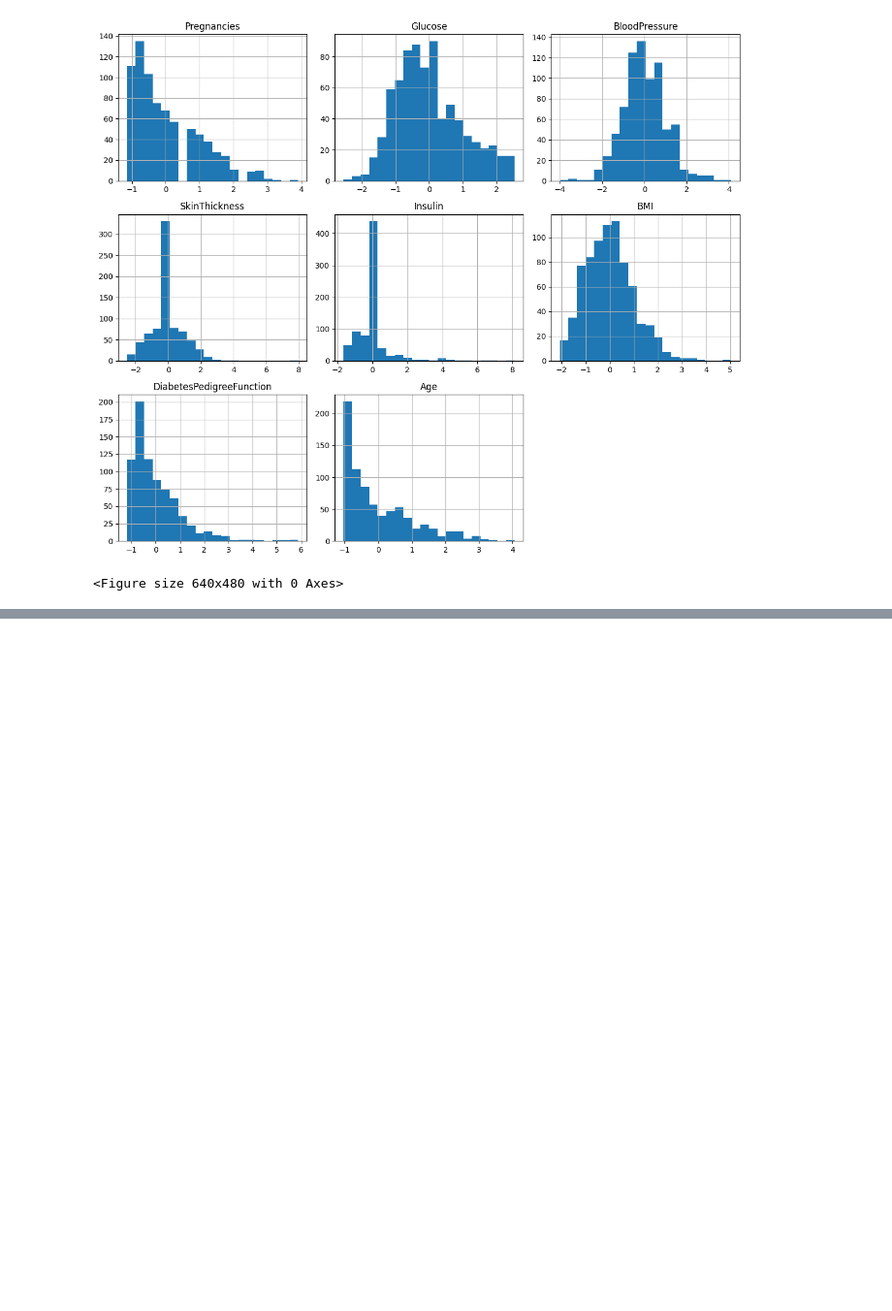
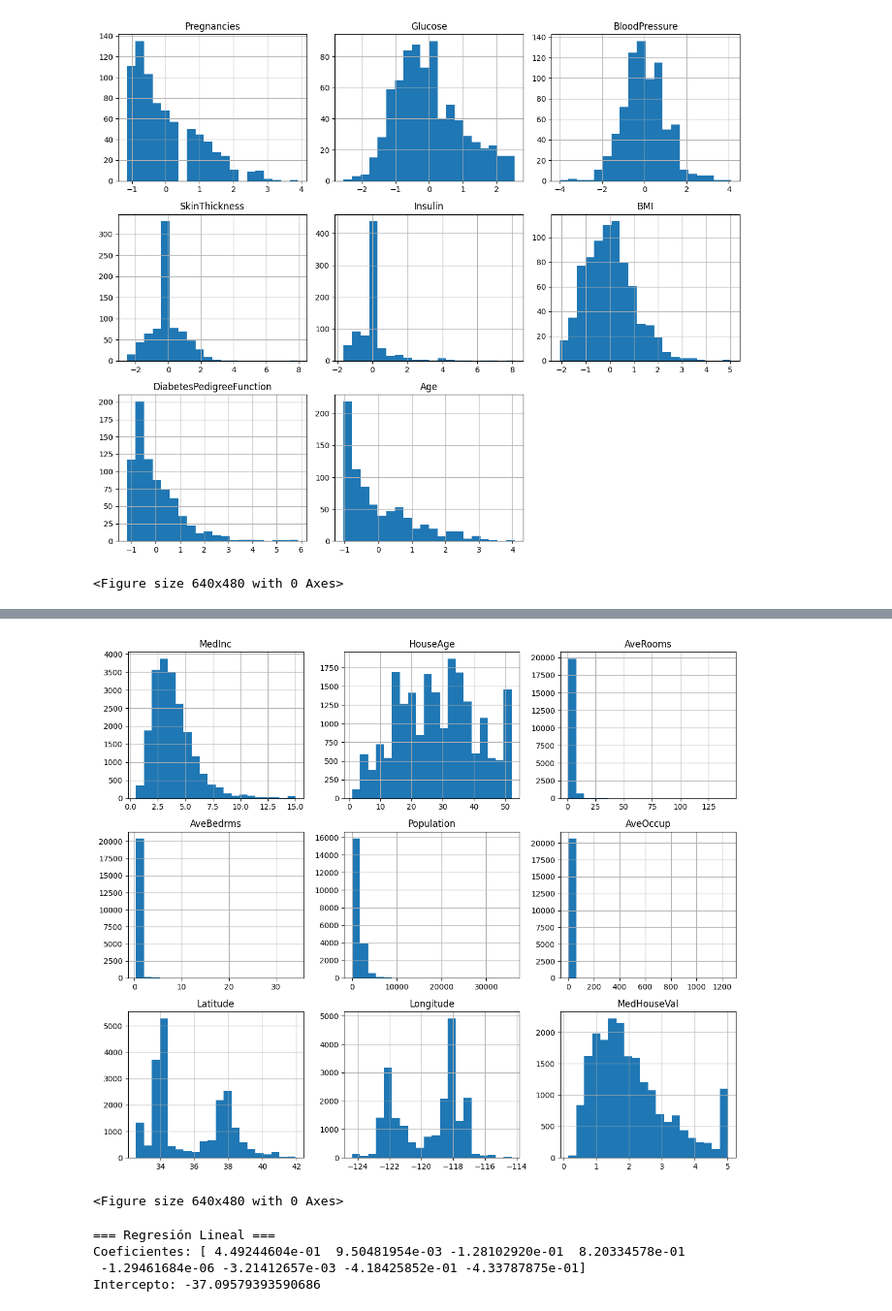
Before and after one commit to Lagartin1/Ia_u3, a Jupyter notebook: main.ipynb, the cells around one changed output, grey strips where cells are left out. Shown: that part at 97% size. Cells and saved outputs as stored; diff of their text form; code cells hidden in the pictures; blank space fills up the shorter version.

```diff
--- a/main.ipynb
+++ b/main.ipynb
@@ -161,0 +247,5 @@ weighted avg       0.76      0.76      0.76       154
+# %%
+from sklearn.datasets import fetch_california_housing
+data = fetch_california_housing(as_frame=True)
+df = data.frame
+df.describe()
@@ -161,0 +262,8 @@ weighted avg       0.76      0.76      0.76       154
+# %%
+df.hist(figsize=(12, 10), bins=20)
+plt.tight_layout()
+plt.show()
+plt.savefig('CaliforniaHousing_histogram.png')
+# %% [output]
+[figure, added]
+<Figure size 640x480 with 0 Axes>
@@ -161,0 +282,18 @@ weighted avg       0.76      0.76      0.76       154
+# %%
+# Regresión Lineal
+from sklearn.linear_model import LinearRegression
+modelo_regresion = LinearRegression()
+modelo_regresion.fit(x_train, y_train)
+# Predicciones
+y_pred_val_regresion = modelo_regresion.predict(x_validacion)
+# Coeficientes
+coeficientes = modelo_regresion.coef_
+intercepto = modelo_regresion.intercept_
+print("=== Regresión Lineal ===")
+print("Coeficientes:", coeficientes)
+print("Intercepto:", intercepto)
+# %% [output]
+=== Regresión Lineal ===
+Coeficientes: [ 4.49244604e-01  9.50481954e-03 -1.28102920e-01  8.20334578e-01
+ -1.29461684e-06 -3.21412657e-03 -4.18425852e-01 -4.33787875e-01]
+Intercepto: -37.09579393590686
```
Also changed, not shown: parts of 18 cells of this notebook, 2 other files.
